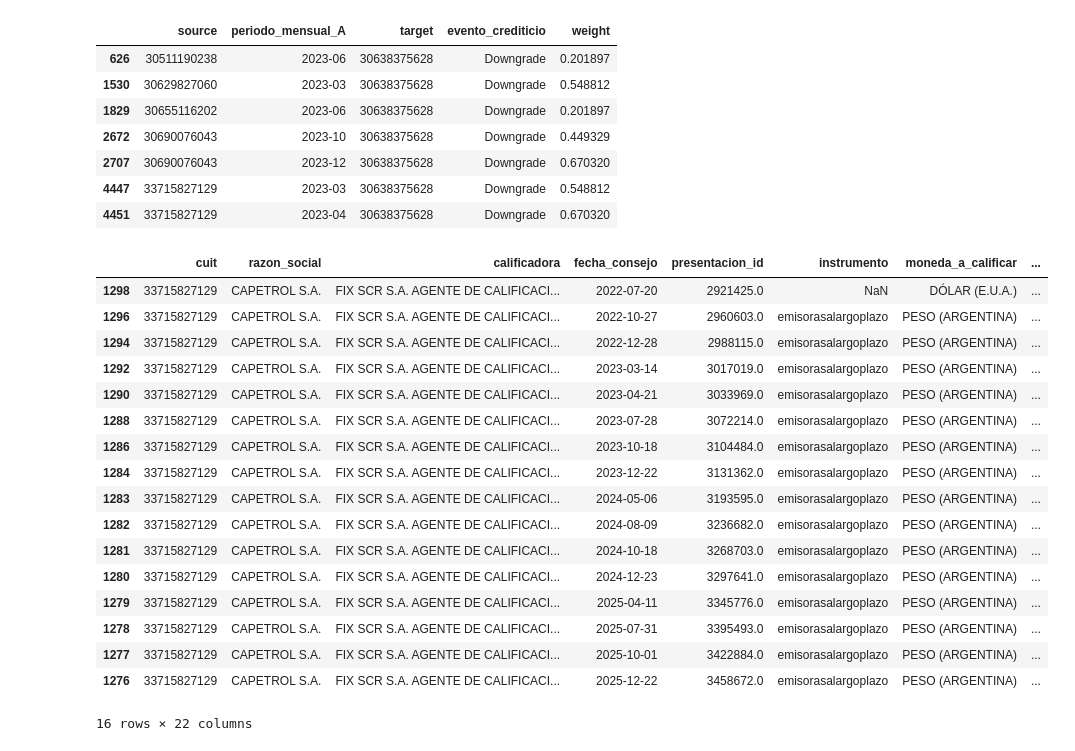
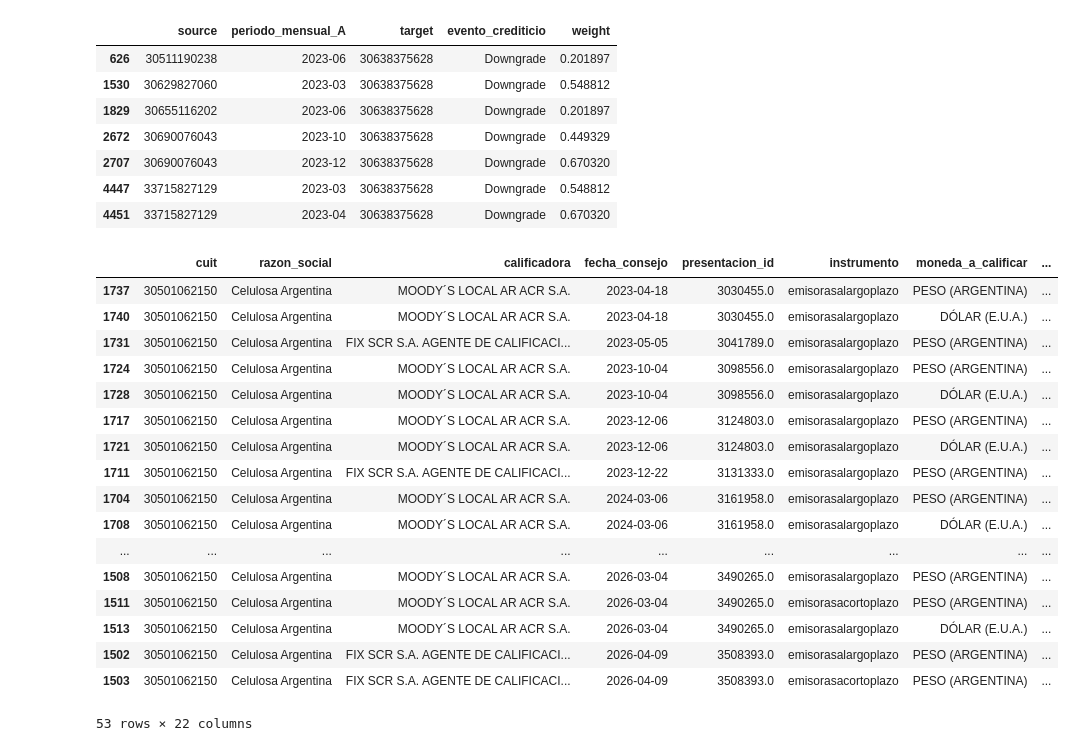
Before and after one commit to sofiscaiano/credit_risk_network, a Jupyter notebook: data_processing.ipynb, the cells around one changed output. Saved outputs shown, nothing was run; the diff lists cells and outputs as text; code cells hidden in the pictures.

```diff
--- a/data_processing.ipynb
+++ b/data_processing.ipynb
@@ -777,26 +764,26 @@ grafo_input[(grafo_input['target'] == 30638375628) & (grafo_input['evento_credit
 | 4447 | 33715827129 | 2023-03 | 30638375628 | Downgrade | 0.548812 |
 | 4451 | 33715827129 | 2023-04 | 30638375628 | Downgrade | 0.670320 |
 # %%
-df_final[df_final['cuit'] == 33715827129]
+df_final[df_final['cuit'] == 30501062150]
 # %% [output]
 |  | cuit | razon_social | calificadora | fecha_consejo | presentacion_id | instrumento | moneda_a_calificar | ... |
-| 1298 | 33715827129 | CAPETROL S.A. | FIX SCR S.A. AGENTE DE CALIFICACI... | 2022-07-20 | 2921425.0 | NaN | DÓLAR (E.U.A.) | ... |
-| 1296 | 33715827129 | CAPETROL S.A. | FIX SCR S.A. AGENTE DE CALIFICACI... | 2022-10-27 | 2960603.0 | emisorasalargoplazo | PESO (ARGENTINA) | ... |
-| 1294 | 33715827129 | CAPETROL S.A. | FIX SCR S.A. AGENTE DE CALIFICACI... | 2022-12-28 | 2988115.0 | emisorasalargoplazo | PESO (ARGENTINA) | ... |
-| 1292 | 33715827129 | CAPETROL S.A. | FIX SCR S.A. AGENTE DE CALIFICACI... | 2023-03-14 | 3017019.0 | emisorasalargoplazo | PESO (ARGENTINA) | ... |
-| 1290 | 33715827129 | CAPETROL S.A. | FIX SCR S.A. AGENTE DE CALIFICACI... | 2023-04-21 | 3033969.0 | emisorasalargoplazo | PESO (ARGENTINA) | ... |
-| 1288 | 33715827129 | CAPETROL S.A. | FIX SCR S.A. AGENTE DE CALIFICACI... | 2023-07-28 | 3072214.0 | emisorasalargoplazo | PESO (ARGENTINA) | ... |
-| 1286 | 33715827129 | CAPETROL S.A. | FIX SCR S.A. AGENTE DE CALIFICACI... | 2023-10-18 | 3104484.0 | emisorasalargoplazo | PESO (ARGENTINA) | ... |
-| 1284 | 33715827129 | CAPETROL S.A. | FIX SCR S.A. AGENTE DE CALIFICACI... | 2023-12-22 | 3131362.0 | emisorasalargoplazo | PESO (ARGENTINA) | ... |
-| 1283 | 33715827129 | CAPETROL S.A. | FIX SCR S.A. AGENTE DE CALIFICACI... | 2024-05-06 | 3193595.0 | emisorasalargoplazo | PESO (ARGENTINA) | ... |
-| 1282 | 33715827129 | CAPETROL S.A. | FIX SCR S.A. AGENTE DE CALIFICACI... | 2024-08-09 | 3236682.0 | emisorasalargoplazo | PESO (ARGENTINA) | ... |
-| 1281 | 33715827129 | CAPETROL S.A. | FIX SCR S.A. AGENTE DE CALIFICACI... | 2024-10-18 | 3268703.0 | emisorasalargoplazo | PESO (ARGENTINA) | ... |
-| 1280 | 33715827129 | CAPETROL S.A. | FIX SCR S.A. AGENTE DE CALIFICACI... | 2024-12-23 | 3297641.0 | emisorasalargoplazo | PESO (ARGENTINA) | ... |
-| 1279 | 33715827129 | CAPETROL S.A. | FIX SCR S.A. AGENTE DE CALIFICACI... | 2025-04-11 | 3345776.0 | emisorasalargoplazo | PESO (ARGENTINA) | ... |
-| 1278 | 33715827129 | CAPETROL S.A. | FIX SCR S.A. AGENTE DE CALIFICACI... | 2025-07-31 | 3395493.0 | emisorasalargoplazo | PESO (ARGENTINA) | ... |
-| 1277 | 33715827129 | CAPETROL S.A. | FIX SCR S.A. AGENTE DE CALIFICACI... | 2025-10-01 | 3422884.0 | emisorasalargoplazo | PESO (ARGENTINA) | ... |
-| 1276 | 33715827129 | CAPETROL S.A. | FIX SCR S.A. AGENTE DE CALIFICACI... | 2025-12-22 | 3458672.0 | emisorasalargoplazo | PESO (ARGENTINA) | ... |
+| 1737 | 30501062150 | Celulosa Argentina | MOODY´S LOCAL AR ACR S.A. | 2023-04-18 | 3030455.0 | emisorasalargoplazo | PESO (ARGENTINA) | ... |
+| 1740 | 30501062150 | Celulosa Argentina | MOODY´S LOCAL AR ACR S.A. | 2023-04-18 | 3030455.0 | emisorasalargoplazo | DÓLAR (E.U.A.) | ... |
+| 1731 | 30501062150 | Celulosa Argentina | FIX SCR S.A. AGENTE DE CALIFICACI... | 2023-05-05 | 3041789.0 | emisorasalargoplazo | PESO (ARGENTINA) | ... |
+| 1724 | 30501062150 | Celulosa Argentina | MOODY´S LOCAL AR ACR S.A. | 2023-10-04 | 3098556.0 | emisorasalargoplazo | PESO (ARGENTINA) | ... |
+| 1728 | 30501062150 | Celulosa Argentina | MOODY´S LOCAL AR ACR S.A. | 2023-10-04 | 3098556.0 | emisorasalargoplazo | DÓLAR (E.U.A.) | ... |
+| 1717 | 30501062150 | Celulosa Argentina | MOODY´S LOCAL AR ACR S.A. | 2023-12-06 | 3124803.0 | emisorasalargoplazo | PESO (ARGENTINA) | ... |
+| 1721 | 30501062150 | Celulosa Argentina | MOODY´S LOCAL AR ACR S.A. | 2023-12-06 | 3124803.0 | emisorasalargoplazo | DÓLAR (E.U.A.) | ... |
+| 1711 | 30501062150 | Celulosa Argentina | FIX SCR S.A. AGENTE DE CALIFICACI... | 2023-12-22 | 3131333.0 | emisorasalargoplazo | PESO (ARGENTINA) | ... |
+| 1704 | 30501062150 | Celulosa Argentina | MOODY´S LOCAL AR ACR S.A. | 2024-03-06 | 3161958.0 | emisorasalargoplazo | PESO (ARGENTINA) | ... |
+| 1708 | 30501062150 | Celulosa Argentina | MOODY´S LOCAL AR ACR S.A. | 2024-03-06 | 3161958.0 | emisorasalargoplazo | DÓLAR (E.U.A.) | ... |
+| ... | ... | ... | ... | ... | ... | ... | ... | ... |
+| 1508 | 30501062150 | Celulosa Argentina | MOODY´S LOCAL AR ACR S.A. | 2026-03-04 | 3490265.0 | emisorasalargoplazo | PESO (ARGENTINA) | ... |
+| 1511 | 30501062150 | Celulosa Argentina | MOODY´S LOCAL AR ACR S.A. | 2026-03-04 | 3490265.0 | emisorasacortoplazo | PESO (ARGENTINA) | ... |
+| 1513 | 30501062150 | Celulosa Argentina | MOODY´S LOCAL AR ACR S.A. | 2026-03-04 | 3490265.0 | emisorasalargoplazo | DÓLAR (E.U.A.) | ... |
+| 1502 | 30501062150 | Celulosa Argentina | FIX SCR S.A. AGENTE DE CALIFICACI... | 2026-04-09 | 3508393.0 | emisorasalargoplazo | PESO (ARGENTINA) | ... |
+| 1503 | 30501062150 | Celulosa Argentina | FIX SCR S.A. AGENTE DE CALIFICACI... | 2026-04-09 | 3508393.0 | emisorasacortoplazo | PESO (ARGENTINA) | ... |
-16 rows × 22 columns
+53 rows × 22 columns
 # %%
 df_final[(df_final['evento_crediticio'] == 'Downgrade') & (df_final['periodo_mensual'] <= '2024-06')].sort_values(by='fecha_consejo')
 # %% [output]
```
Also changed, not shown: parts of 2 cells of this notebook, 4 other files.
